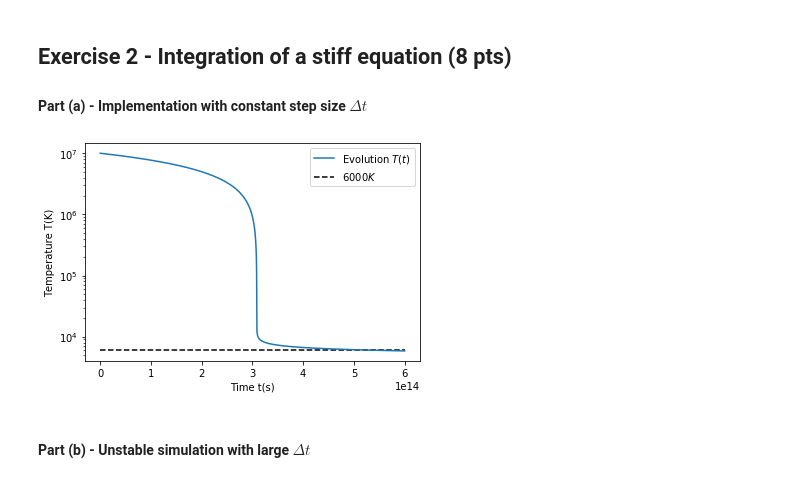
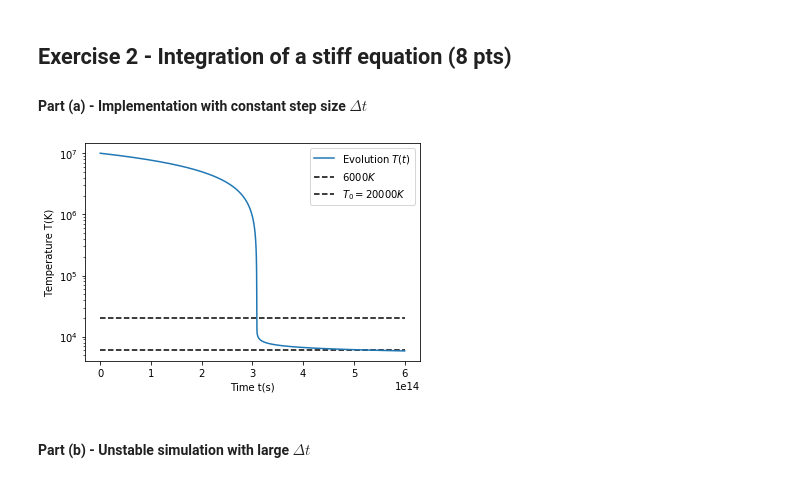
Before and after one commit to eliaserland/heidelberg-courses, a Jupyter notebook: simulation-methods/problem-set-3/fsm_ex3.ipynb, the cells around one changed output. Cells and saved outputs as stored; diff of their text form; code cells hidden in the pictures.

```diff
--- a/simulation-methods/problem-set-3/fsm_ex3.ipynb
+++ b/simulation-methods/problem-set-3/fsm_ex3.ipynb
@@ -33,29 +33,30 @@ def f(T):
 # %%
 T_init = 10**7      # Initial temperature   (K)
 dt = 10**10         # Stepsize              (s)
 N = 6*10**4         # Total simulated steps (1)
 
 T = np.zeros(N)
 T[0] = T_init
 
 for i in range(N-1):
     k1 = f(T[i])
     k2 = f(T[i]+k1*dt)
     T[i+1] = T[i] + dt*(k1+k2)/2
 
 t = np.arange(N)*dt
 plt.plot(t,T,label='Evolution $T(t)$')
 plt.yscale('log')
 plt.xlabel('Time t(s)')
 plt.ylabel('Temperature T(K)')
 plt.hlines(6000,min(t),max(t),linestyles='dashed', label='$6000K$')
+plt.hlines(T0,min(t),max(t),linestyles='dashed', label='$T_0 = 20000K$')
 plt.legend()
 
 # Saving T and t for comparison in part (c)
 T_constdt = T
 t_constdt = t
 # %% [output]
-[figure, old version]
+[figure, new version]
 # %% [markdown]
 #### Part (b) - Unstable simulation with large $\Delta t$
 # %%
```
Also changed, not shown: parts of 5 cells of this notebook.
